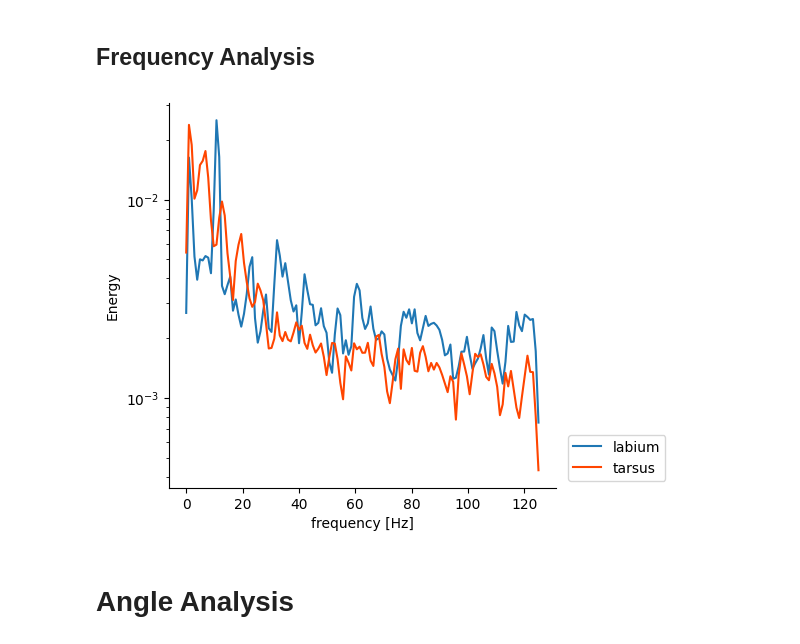
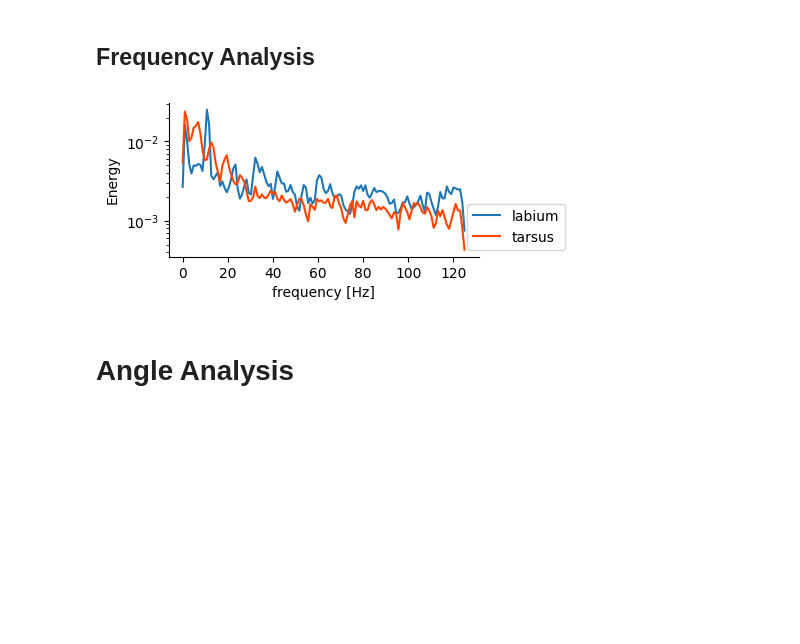
Before and after one commit to shivChitinous/bite-tracks, a Jupyter notebook: biteAnalysis.ipynb, the cells around one changed output. Saved outputs shown, nothing was run; the diff lists cells and outputs as text; code cells hidden in the pictures; blank space fills up the shorter version.

```diff
--- a/biteAnalysis.ipynb
+++ b/biteAnalysis.ipynb
@@ -96,18 +96,18 @@ plt.savefig(plot_folder+"bodyparts_"+variable+"_smoothed_"+str(time_scale)+".pdf
 # %% [markdown]
 ## Frequency Analysis
 # %%
-plt.figure(figsize = (5,5))
+plt.figure(figsize = (4,2))
 f, Pxx_den = signal.welch(derDf.loc[:,('lab2','speed')].dropna().values, fs=n/T)
 f1, Pxx_den1 = signal.welch(derDf.loc[:,('tar2','speed')].dropna().values, fs=n/T)
 plt.semilogy(f, Pxx_den)
 plt.semilogy(f1, Pxx_den1, color='orangered')
 plt.xlabel('frequency [Hz]')
 plt.ylabel('Energy')
 plt.legend(['labium','tarsus'], loc = 'lower right', bbox_to_anchor = (1.3,0));
 sns.despine();
 plt.savefig(plot_folder+"frequency_spectrum_joints.pdf",bbox_inches = "tight")
 # %% [output]
-[figure, old version]
+[figure, new version]
 # %% [markdown]
 # Angle Analysis
 # %%
```
Also changed, not shown: parts of 7 cells of this notebook, 15 other files.
